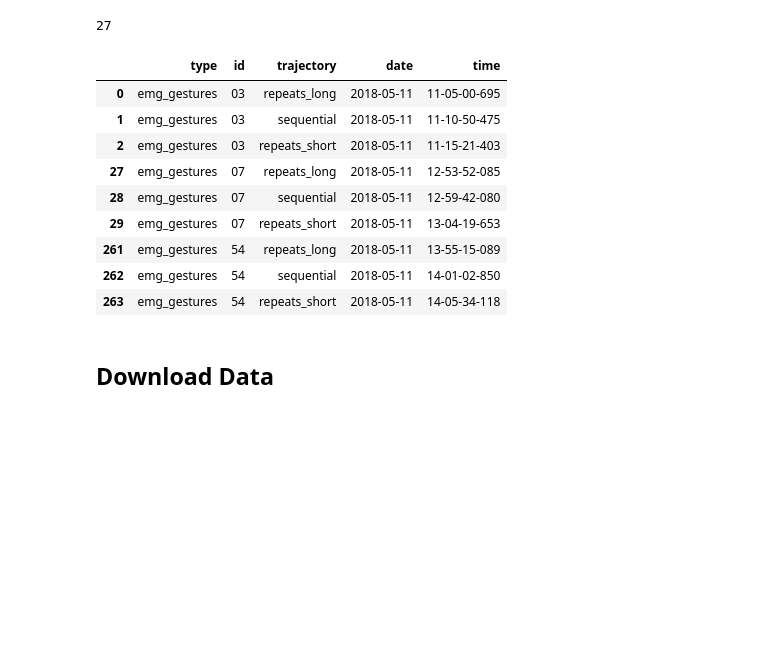
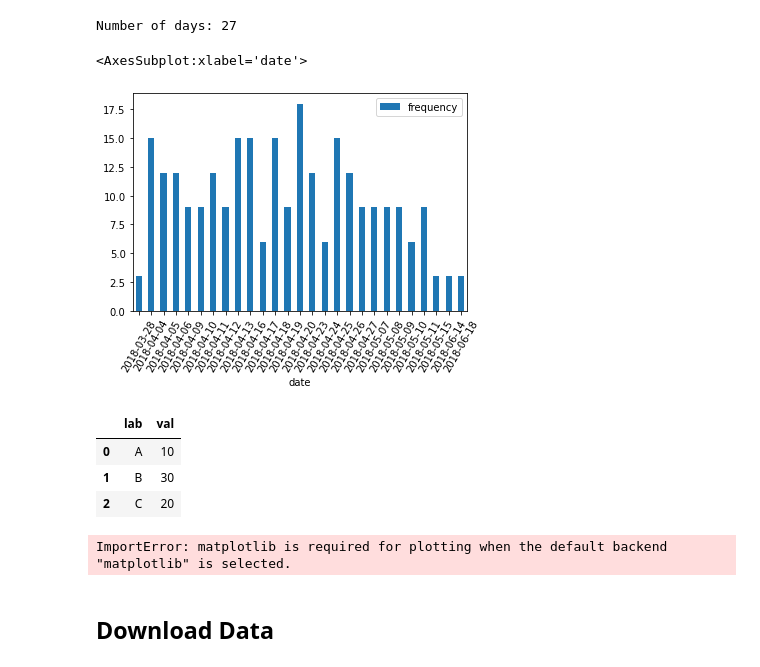
Before and after one commit to KaneRodriguez/putemg-analysis, a Jupyter notebook: data-analysis.ipynb, the cells around one changed output. Drawn from its saved outputs; the diff is of its cells as text; code cells hidden in the pictures; blank space fills up the shorter version.

Commit message:
Add matplotlib. Add visualizations of date distribution of emg gesture data.

```diff
--- a/data-analysis.ipynb
+++ b/data-analysis.ipynb
@@ -34,23 +36,31 @@ dates = records_df.date.unique()
 # iterate through dates and add data to the date_buckets
 for key in dates:
     date_buckets[key] = records_df[:][records_df.date == key]
-# %%
-len(date_buckets.keys())
-# %% [output]
-27
-# %%
-date_buckets[dates[0]]
-# %% [output]
-|  | type | id | trajectory | date | time |
-| 0 | emg_gestures | 03 | repeats_long | 2018-05-11 | 11-05-00-695 |
-| 1 | emg_gestures | 03 | sequential | 2018-05-11 | 11-10-50-475 |
-| 2 | emg_gestures | 03 | repeats_short | 2018-05-11 | 11-15-21-403 |
-| 27 | emg_gestures | 07 | repeats_long | 2018-05-11 | 12-53-52-085 |
-| 28 | emg_gestures | 07 | sequential | 2018-05-11 | 12-59-42-080 |
-| 29 | emg_gestures | 07 | repeats_short | 2018-05-11 | 13-04-19-653 |
-| 261 | emg_gestures | 54 | repeats_long | 2018-05-11 | 13-55-15-089 |
-| 262 | emg_gestures | 54 | sequential | 2018-05-11 | 14-01-02-850 |
-| 263 | emg_gestures | 54 | repeats_short | 2018-05-11 | 14-05-34-118 |
+# %%
+print(f"Number of days: {len(date_buckets.keys())}")
+# %% [output]
+Number of days: 27
+# %%
+date_distribution = sorted([(k, len(v)) for k, v in date_buckets.items()])
+date_distribution_df = pd.DataFrame(date_distribution, columns=['date', 'frequency'])
+date_distribution_df.plot.bar(x='date', y='frequency', rot=60)
+# %% [output]
+<AxesSubplot:xlabel='date'>
+[figure, added]
+# %%
+# records_df.plot.bar(x='date', y='id', rot=0)
+df = pd.DataFrame({'lab':['A', 'B', 'C'], 'val':[10, 30, 20]})
+df
+# ax = df.plot.bar(x='lab', y='val', rot=0)
+# %% [output]
+|  | lab | val |
+| 0 | A | 10 |
+| 1 | B | 30 |
+| 2 | C | 20 |
+# %%
+date_buckets[dates[0]].plot.bar(x='lab', y='val', rot=0)
+# %% [output]
+ImportError: matplotlib is required for plotting when the default backend "matplotlib" is selected.
 # %% [markdown]
 ## Download Data
 # %%
```
Also changed, not shown: parts of 5 cells of this notebook, 2 other files.
